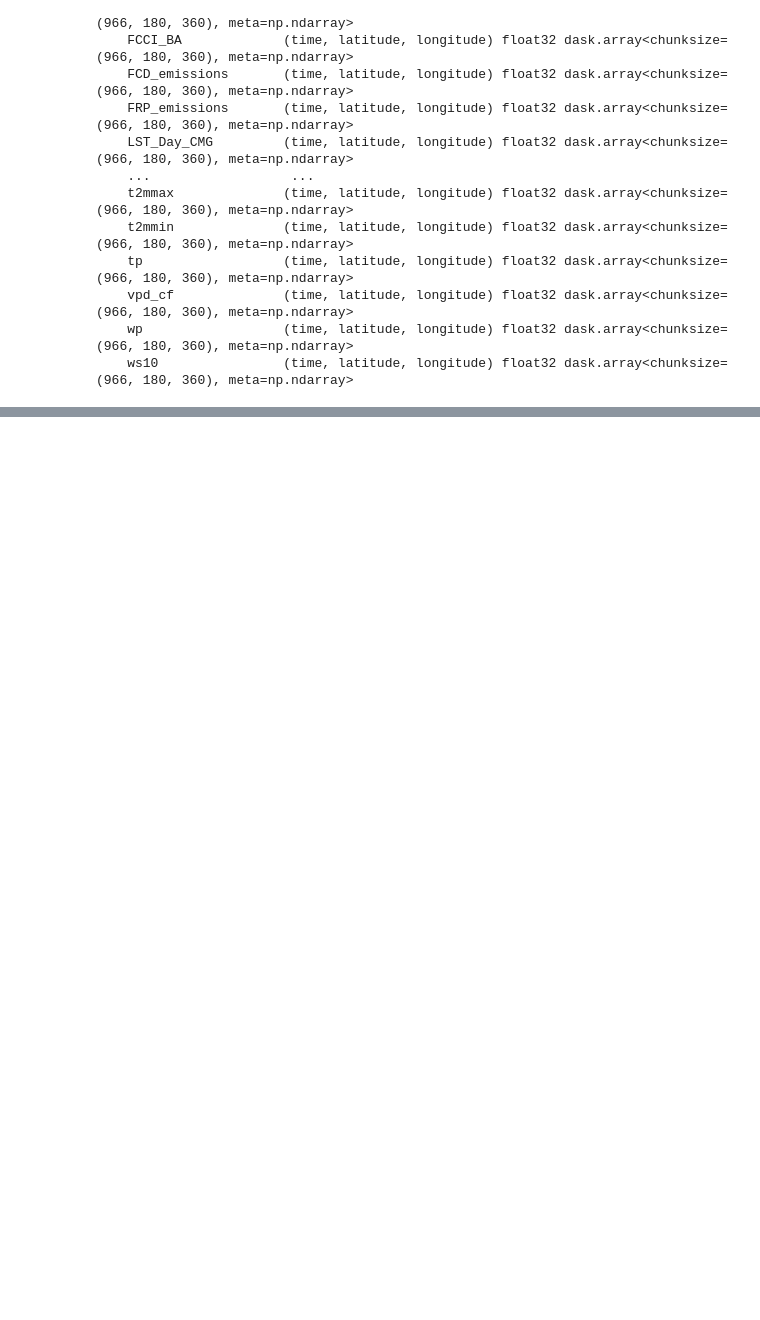
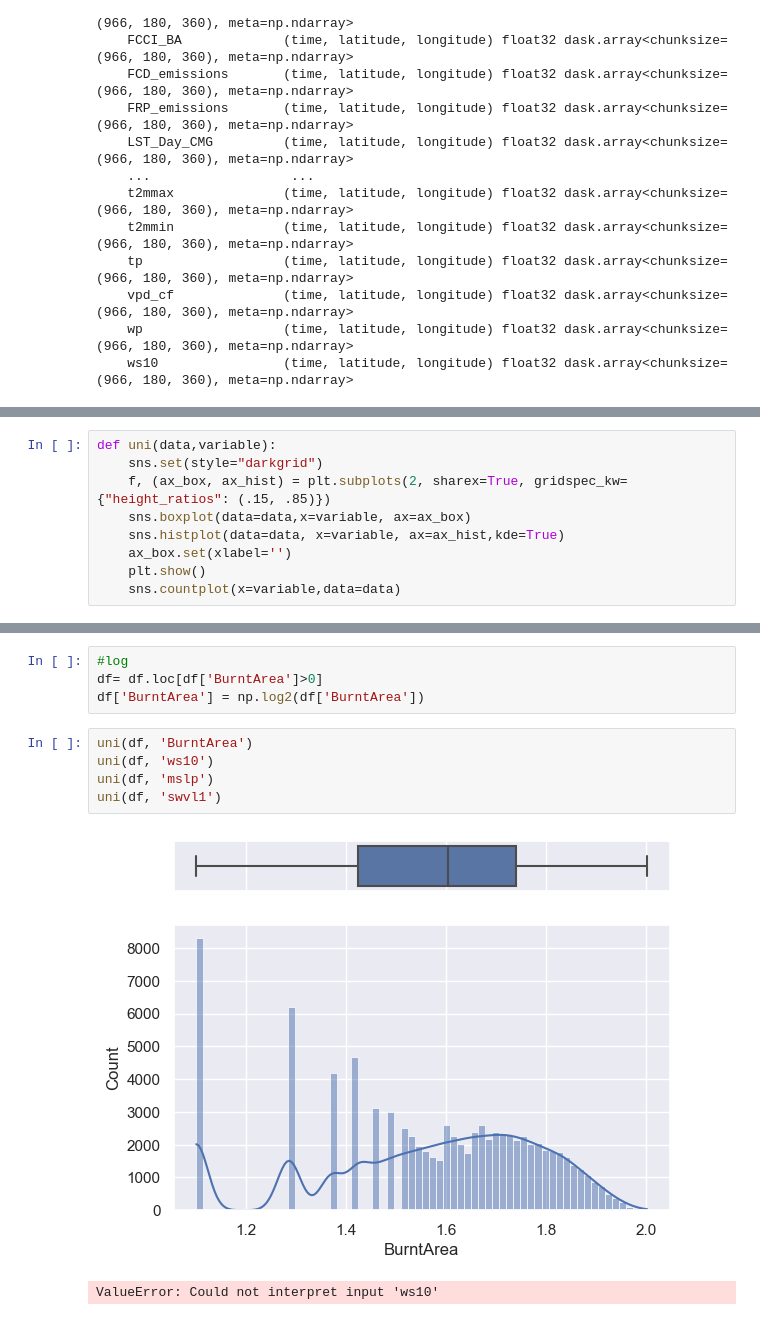
Before and after one commit to kevhainfo/VYPREarth, a Jupyter notebook: DATASET.ipynb, the cells around one changed output, grey strips where cells are left out. Saved outputs shown, nothing was run; the diff lists cells and outputs as text; blank space fills up the shorter version.

```diff
--- a/DATASET.ipynb
+++ b/DATASET.ipynb
@@ -244,0 +122,9 @@ result
+# %%
+def uni(data,variable):
+    sns.set(style="darkgrid")
+    f, (ax_box, ax_hist) = plt.subplots(2, sharex=True, gridspec_kw={"height_ratios": (.15, .85)})
+    sns.boxplot(data=data,x=variable, ax=ax_box)
+    sns.histplot(data=data, x=variable, ax=ax_hist,kde=True)
+    ax_box.set(xlabel='')
+    plt.show()
+    sns.countplot(x=variable,data=data)
@@ -244,0 +184,12 @@ result
+# %%
+#log
+df= df.loc[df['BurntArea']>0]
+df['BurntArea'] = np.log2(df['BurntArea'])
+# %%
+uni(df, 'BurntArea')
+uni(df, 'ws10')
+uni(df, 'mslp')
+uni(df, 'swvl1')
+# %% [output]
+[figure, added]
+ValueError: Could not interpret input 'ws10'
```
Also changed, not shown: parts of 28 cells of this notebook, 3 other files.
